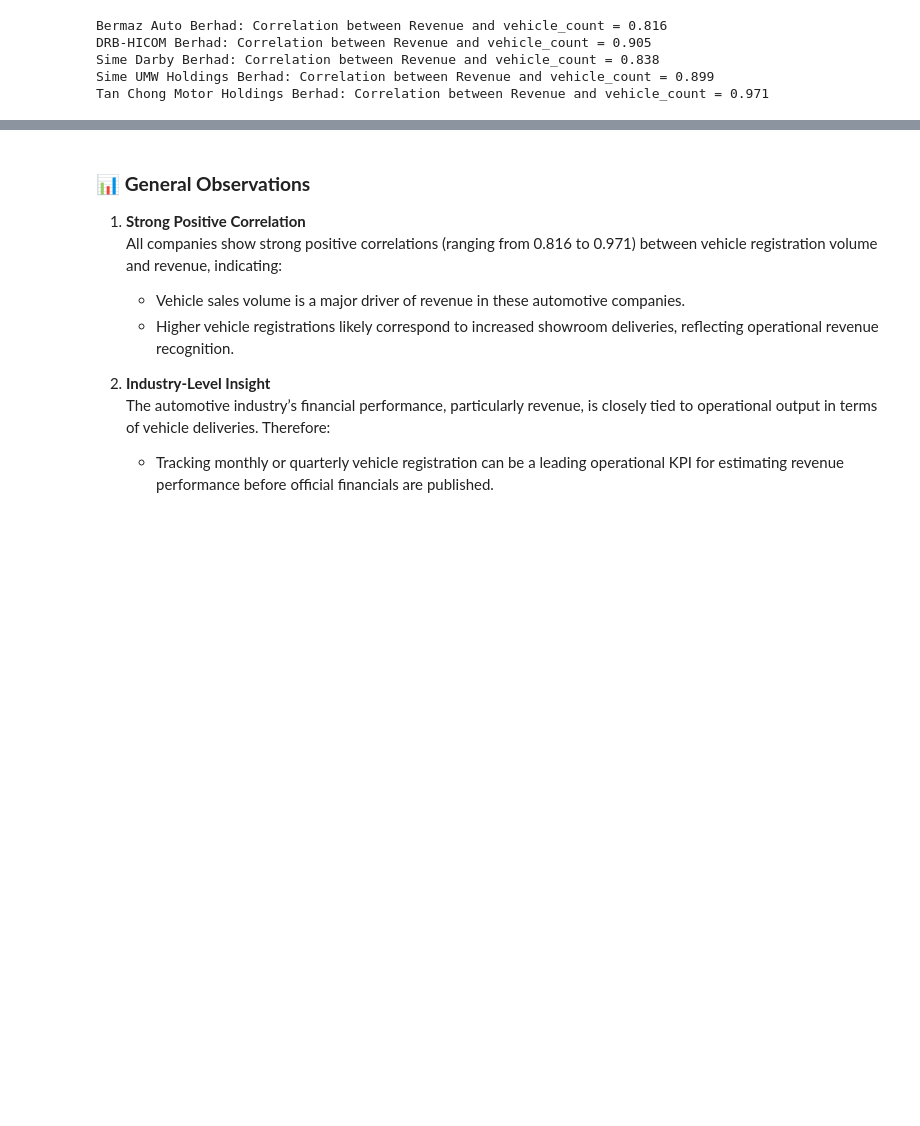
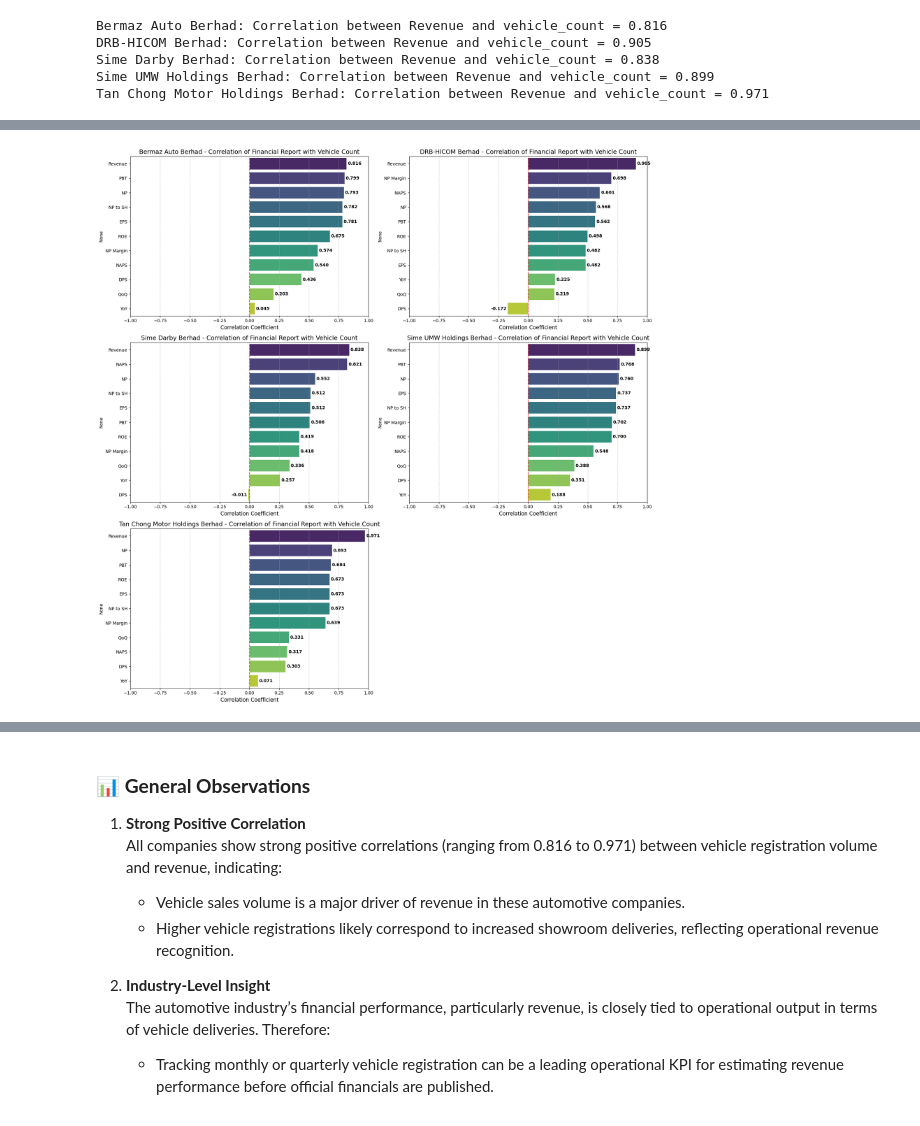
Before and after one commit to yejui626/automotive-bursa, a Jupyter notebook: eda/1. revenue-vs-vehicle_count-eda.ipynb, the cells around one changed output, grey strips where cells are left out. Drawn from its saved outputs; the diff is of its cells as text; code cells hidden in the pictures; blank space fills up the shorter version.

Commit message:
added correlation analysis of financial qr and vehicle sales

```diff
--- a/eda/1. revenue-vs-vehicle_count-eda.ipynb
+++ b/eda/1. revenue-vs-vehicle_count-eda.ipynb
@@ -81,14 +81,14 @@ import plotly.graph_objs as go
 companies = merged_df['Company'].unique()
 
 for company in companies:
-    df = merged_df[merged_df['Company'] == company].sort_values('Quarter')
+    merged_df = merged_df[merged_df['Company'] == company].sort_values('Quarter')
 
     fig = go.Figure()
 
     # Revenue trace
     fig.add_trace(go.Scatter(
-        x=df['Quarter'],
-        y=df['Revenue'],
+        x=merged_df['Quarter'],
+        y=merged_df['Revenue'],
         name='Revenue',
         yaxis='y1',
         mode='lines+markers'
@@ -96,8 +96,8 @@ for company in companies:
 
     # Vehicle count trace
     fig.add_trace(go.Scatter(
-        x=df['Quarter'],
-        y=df['vehicle_count'],
+        x=merged_df['Quarter'],
+        y=merged_df['vehicle_count'],
         name='Vehicle Count',
         yaxis='y2',
         mode='lines+markers'
@@ -125,3 +125,67 @@ DRB-HICOM Berhad: Correlation between Revenue and vehicle_count = 0.905
 Sime Darby Berhad: Correlation between Revenue and vehicle_count = 0.838
 Sime UMW Holdings Berhad: Correlation between Revenue and vehicle_count = 0.899
 Tan Chong Motor Holdings Berhad: Correlation between Revenue and vehicle_count = 0.971
+# %%
+# Convert percentage columns from string to float
+percentage_cols = ['NP Margin', 'ROE', 'QoQ', 'YoY']
+for col in percentage_cols:
+    if merged_df[col].dtype == 'object':
+        merged_df[col] = merged_df[col].str.replace(',', '').str.rstrip('%').astype(float) / 100.0
+
+# Remove non-numeric columns for correlation analysis
+exclude_columns = ['Company', 'company', 'Ann. Date', 'Quarter']
+numeric_df = merged_df.drop(columns=exclude_columns)
+
+# Get unique companies
+companies = merged_df['company'].unique()
+
+# Calculate number of rows needed (2 columns)
+n_companies = len(companies)
+n_rows = (n_companies+1) // 2
+
+# Create subplots with 2 columns
+fig, axes = plt.subplots(n_rows, 2, figsize=(18, 6*n_rows))
+axes = axes.flatten()  # Flatten the 2D array for easier indexing
+
+# Create correlation charts for each company
+for i, company in enumerate(companies):
+    company_df = merged_df[merged_df['company'] == company].drop(columns=exclude_columns)
+    if len(company_df) > 5:  # Only calculate if we have enough data points
+        company_corr = company_df.corr()[['vehicle_count']].sort_values(by='vehicle_count', ascending=False)
+        company_corr = company_corr.drop('vehicle_count')
+
+        # Plot on the appropriate subplot
+        sns.barplot(x=company_corr['vehicle_count'], y=company_corr.index, palette="viridis", ax=axes[i])
+        axes[i].set_title(f"{company} - Correlation of Financial Report with Vehicle Count", fontsize=14)
+        axes[i].set_xlabel("Correlation Coefficient", fontsize=12)
+        axes[i].axvline(x=0, color='red', linestyle='--', alpha=0.7)
+        axes[i].grid(axis='x', linestyle='--', alpha=0.6)
+
+        # Set x-axis limits for consistency
+        axes[i].set_xlim(-1, 1)
+
+        # Display correlation values on the bars
+        for j, val in enumerate(company_corr['vehicle_count']):
+            axes[i].text(val + (0.01 if val >= 0 else -0.01),
+                        j,
+                        f"{val:.3f}",
+                        va='center',
+                        ha='left' if val >= 0 else 'right',
+                        fontweight='bold')
+
+# Remove any unused subplots
+for j in range(i+1, len(axes)):
+    fig.delaxes(axes[j])
+
+plt.tight_layout()
+plt.show()
+
+# Also print the correlation values for each company
+for company in companies:
+    print(f"\n--- {company} ---")
+    company_df = merged_df[merged_df['company'] == company].drop(columns=exclude_columns)
+    if len(company_df) > 5:
+        company_corr = company_df.corr()[['vehicle_count']].sort_values(by='vehicle_count', ascending=False)
+        company_corr = company_corr.drop('vehicle_count')
+        print(company_corr)
+# %% [output]
@@ -127,0 +211 @@ Tan Chong Motor Holdings Berhad: Correlation between Revenue and vehicle_count =
+[figure, added]
```
Also changed, not shown: parts of 2 cells of this notebook.
